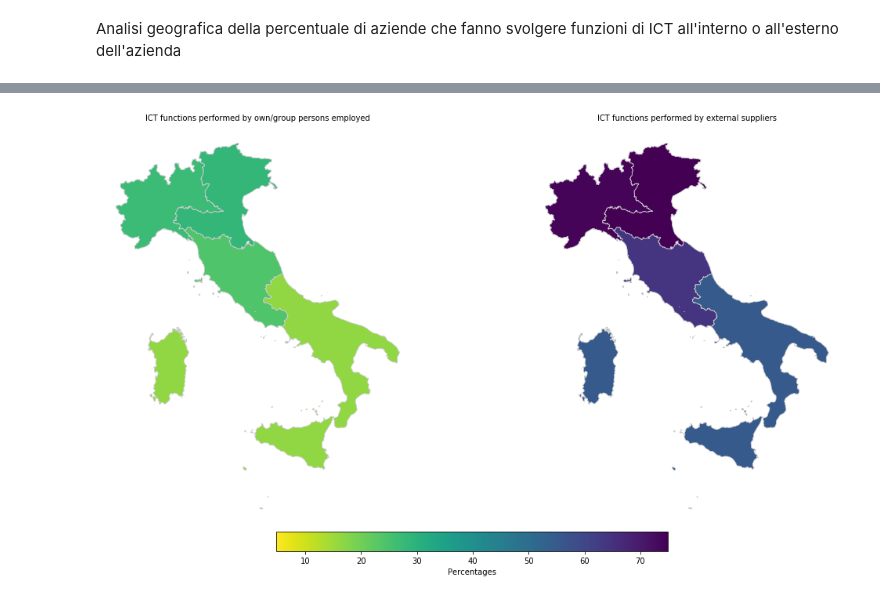
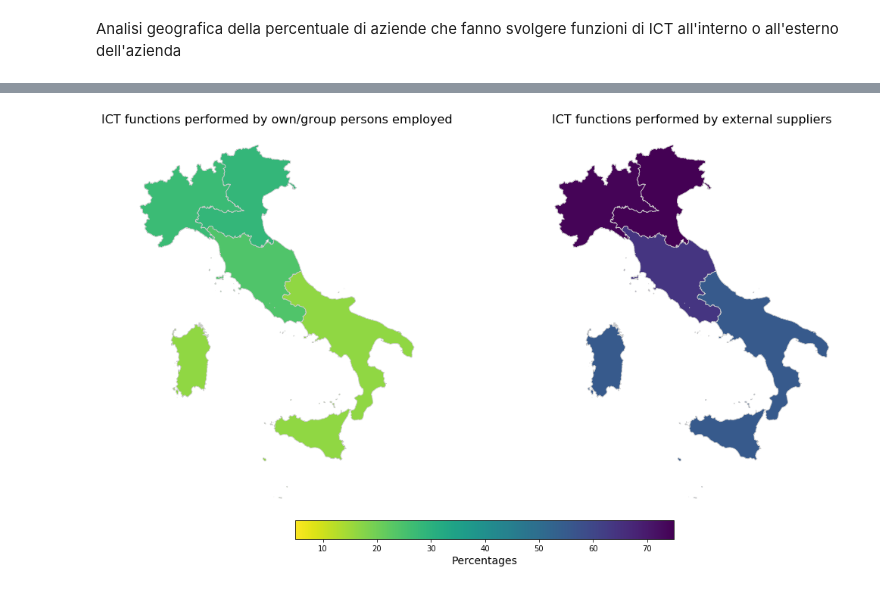
Before and after one commit to mett29/DataViz, a Jupyter notebook: 2nd_block.ipynb, the cells around one changed output, grey strips where cells are left out. Saved outputs shown, nothing was run; the diff lists cells and outputs as text; code cells hidden in the pictures.

```diff
--- a/2nd_block.ipynb
+++ b/2nd_block.ipynb
@@ -383,27 +385,27 @@ merged_1
 # %%
 fig, ax = plt.subplots(ncols=2, figsize=(18, 10))
 
 # FIRST GRAPH: "Percentage of enterprises with paper invoicing"
 ax[0].axis('off')
-ax[0].set_title('ICT functions performed by own/group persons employed', fontsize=10)
+ax[0].set_title('ICT functions performed by own/group persons employed', fontsize=16)
 merged_1.plot(column='Value', vmin = min(complete_dataframe['Value']), vmax = max(complete_dataframe['Value']), cmap='viridis_r', linewidth=0.8, ax=ax[0], edgecolor='0.8', legend=False)
 
 
 # SECOND GRAPH: "Percentage of enterprises with invoicing suitable for automation"
 ax[1].axis('off')
-ax[1].set_title('ICT functions performed by external suppliers', fontsize=10)
+ax[1].set_title('ICT functions performed by external suppliers', fontsize=16)
 merged_2.plot(column='Value', vmin = min(complete_dataframe['Value']), vmax = max(complete_dataframe['Value']), cmap='viridis_r', linewidth=0.8, ax=ax[1], edgecolor='0.8', legend=False)
 
 # Create the colorbar
 norm = colors.Normalize(vmin=min(complete_dataframe['Value']), vmax=max(complete_dataframe['Value']))
 cbar = plt.cm.ScalarMappable(norm=norm, cmap='viridis_r')
 # Add colorbar
 ax_cbar = fig.colorbar(cbar, ax=ax, orientation="horizontal", fraction=0.046, pad=0.01)
 # Add label for the colorbar
-ax_cbar.set_label('Percentages', fontsize=10)
+ax_cbar.set_label('Percentages', fontsize=14)
 plt.savefig("assets/img/2nd_block/fig_6.svg", format="svg")
 # %% [output]
-[figure, old version]
+[figure, new version]
 # %%
 from plotly.subplots import make_subplots
 import plotly.graph_objects as go
```
Also changed, not shown: parts of 5 cells of this notebook, 8 other files.
